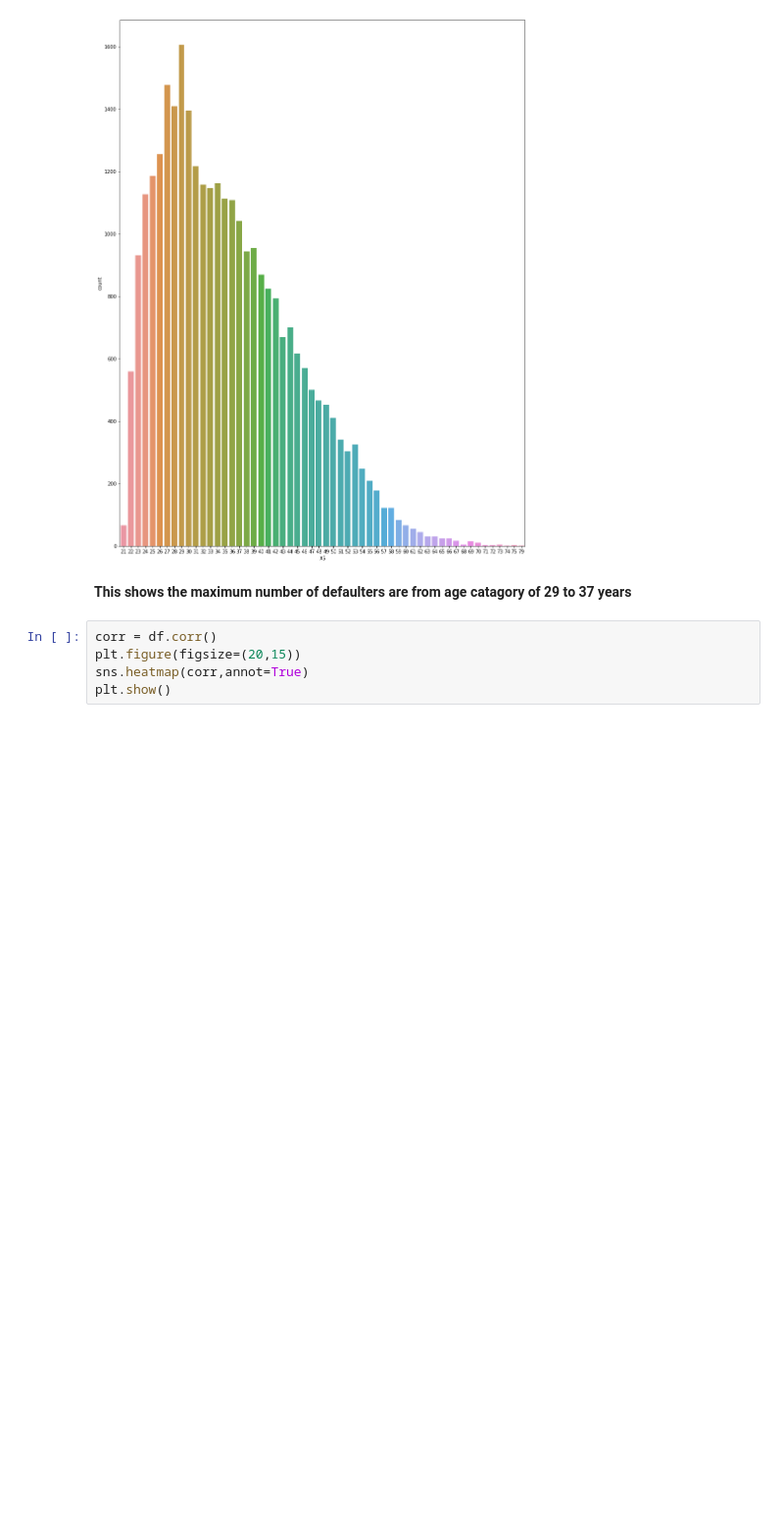
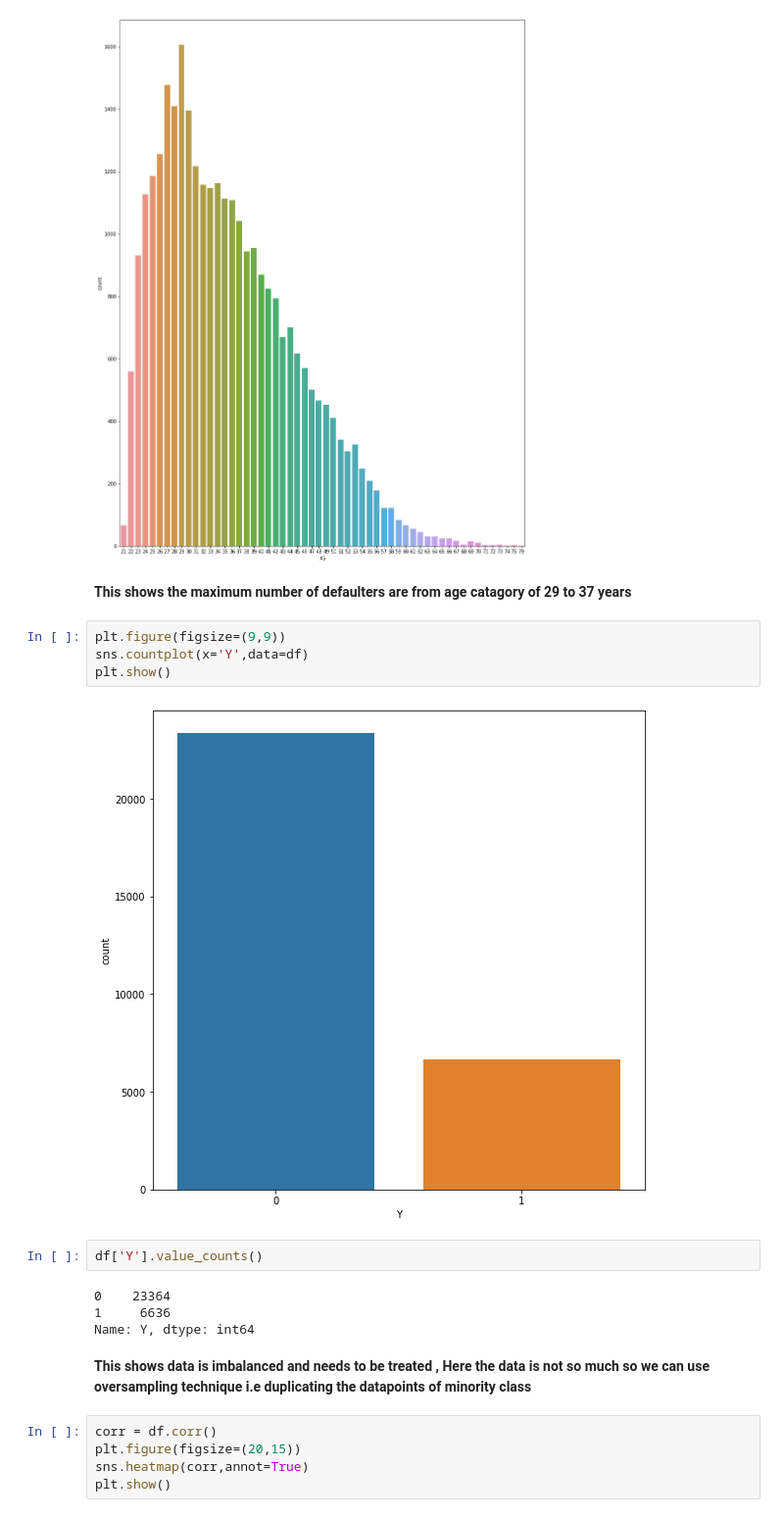
Before and after one commit to Aman7Rathore/Credit_card_default_predictio-, a Jupyter notebook: Copy_of_Credit_Card_Default_Prediction_Capstone_Project.ipynb, the cells around one changed output. Shown at 98% size. Cells and saved outputs as stored; diff of their text form; blank space fills up the shorter version.

```diff
--- a/Copy_of_Credit_Card_Default_Prediction_Capstone_Project.ipynb
+++ b/Copy_of_Credit_Card_Default_Prediction_Capstone_Project.ipynb
@@ -174,6 +175,20 @@ plt.show()
 [figure]
 # %% [markdown]
 **This shows the maximum number of defaulters are from age catagory of 29 to 37 years**
+# %%
+plt.figure(figsize=(9,9))
+sns.countplot(x='Y',data=df)
+plt.show()
+# %% [output]
+[figure, added]
+# %%
+df['Y'].value_counts()
+# %% [output]
+0    23364
+1     6636
+Name: Y, dtype: int64
+# %% [markdown]
+**This shows data is imbalanced and needs to be treated , Here the data is not so much so we can use oversampling technique i.e duplicating the datapoints of minority class**
 # %%
 corr = df.corr()
 plt.figure(figsize=(20,15))
```
Also changed, not shown: parts of 26 cells of this notebook.
